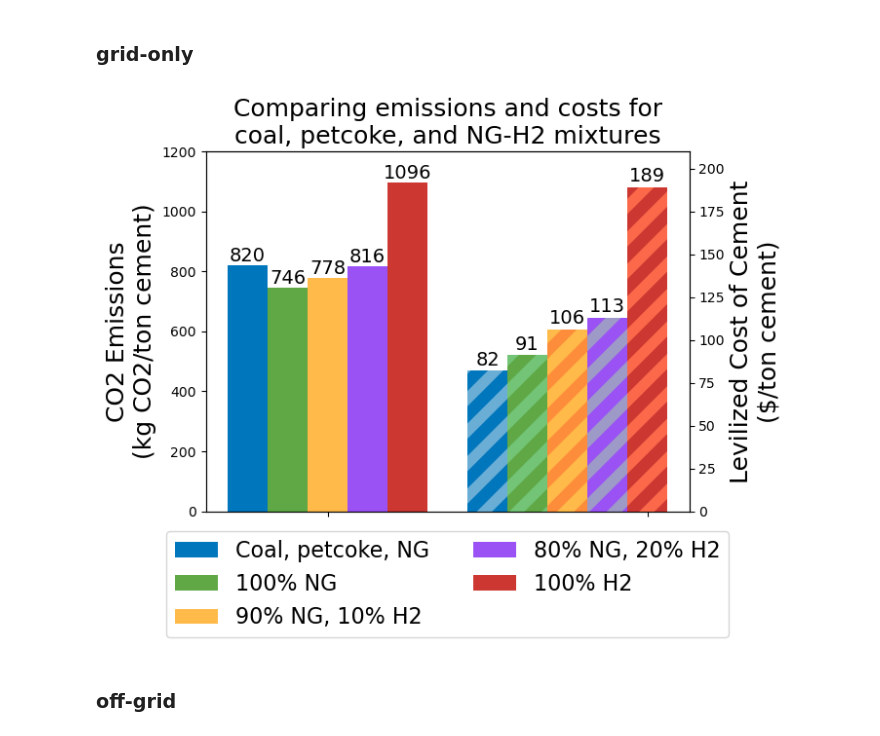
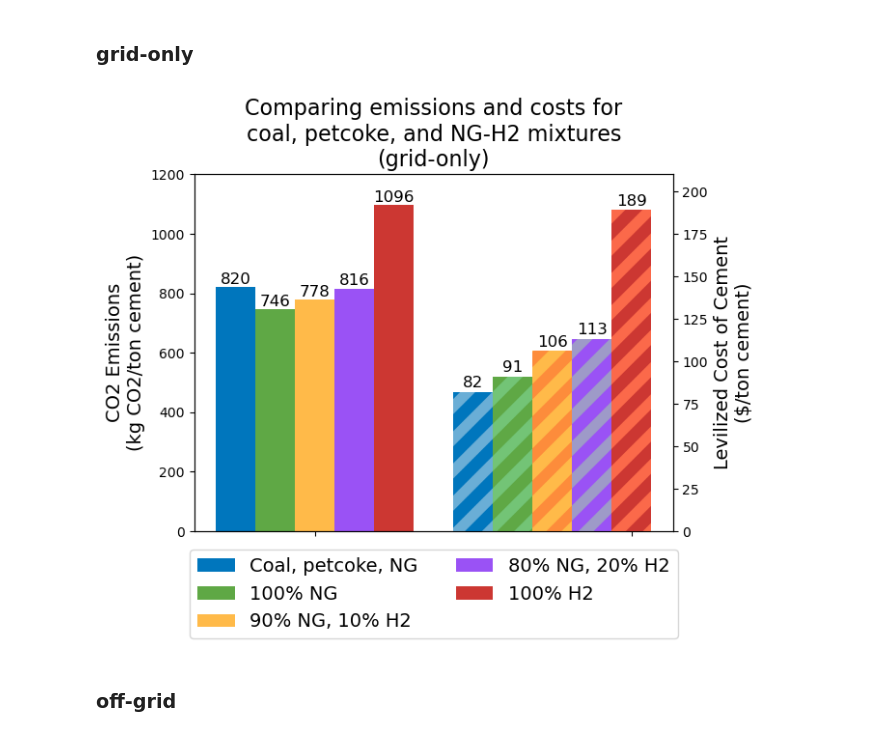
Before and after one commit to evan-sharafuddin/HOPP, a Jupyter notebook: green_concrete/plots.ipynb, the cells around one changed output. Drawn from its saved outputs; the diff is of its cells as text; code cells hidden in the pictures.

Commit message:
minor changes to the graphs and comments in code

```diff
--- a/green_concrete/plots.ipynb
+++ b/green_concrete/plots.ipynb
@@ -185,7 +185,7 @@ emissions = [round(n) for n in f['Unnamed: 4'].values]
 
 # Set the width of the bars
 bar_width = 0.25
-# figure(figsize=(4, 3), dpi=800)
+# figure(figsize=(4, 3), dpi=600)
 group_labels = ['Coal, petcoke, NG', '100% NG', '90% NG, 10% H2', '80% NG, 20% H2', '100% H2']
 
 
@@ -212,36 +212,36 @@ plt.rcParams['hatch.color'] = cmap(0.5)
 ax2.bar(1.5 - 2 * bar_width/2, cost[1], width=bar_width, label=group_labels[1], color=colorhash[1], hatch='/')
 cmap = plt.get_cmap('Oranges')
 plt.rcParams['hatch.color'] = cmap(0.5)
 ax2.bar(1.5, cost[2], width=bar_width, label=group_labels[2], color=colorhash[2], hatch='/')
 cmap = plt.get_cmap('Purples')
 plt.rcParams['hatch.color'] = cmap(0.5)
 ax2.bar(1.5 + 2 * bar_width/2, cost[3], width=bar_width, label=group_labels[3], color=colorhash[3], hatch='/')
 cmap = plt.get_cmap('Reds')
 plt.rcParams['hatch.color'] = cmap(0.5)
 ax2.bar(1.5 + 4 * bar_width/2, cost[4], width=bar_width, label=group_labels[4], color=colorhash[4], hatch='/')
 
 # Add labels and title
 ax1.set_ylabel('CO2 Emissions\n(kg CO2/ton cement)', fontsize=14)
 ax2.set_ylabel('Levilized Cost of Cement\n($/ton cement)', fontsize=14)
-plt.title('Comparing emissions and costs for\ncoal, petcoke, and NG-H2 mixtures', fontsize=16)
+plt.title('Comparing emissions and costs for\ncoal, petcoke, and NG-H2 mixtures\n(grid-only)', fontsize=16)
 plt.xticks([0,2], ['',''])
 # plt.yticks(fontsize=14)
 
 for v, i in zip(emissions, x):
     ax1.text(0 - 4*bar_width/2 + 2*(bar_width/2)*i, v + 1, str(v), ha='center', va='bottom', color='black', fontsize=12)
 
 for v, i in zip(cost, x):
     ax2.text(1.5 - 4*bar_width/2 + 2*(bar_width/2)*i, v + 1, str(v), ha='center', va='bottom', color='black', fontsize=12)
 
 
 ax1.legend(loc='upper center', bbox_to_anchor=(0.5, -0.025), ncol=2, fontsize=14)
 
 # ax2.legend(loc='upper center', bbox_to_anchor=(0.5, -0.3), ncol=2, fontsize=16)
-plt.savefig(os.path.join(outloc, 'coal_petcoke_ng.png'), dpi=300)
+plt.savefig(os.path.join(outloc, 'fuel_switching_grid-only.png'), dpi=600, bbox_inches='tight')
 # Show the plot
 plt.show()
 # %% [output]
-[figure, old version]
+[figure, new version]
 # %% [markdown]
 ### off-grid
 # %%
```
Also changed, not shown: parts of 20 cells of this notebook, 2 other files.
